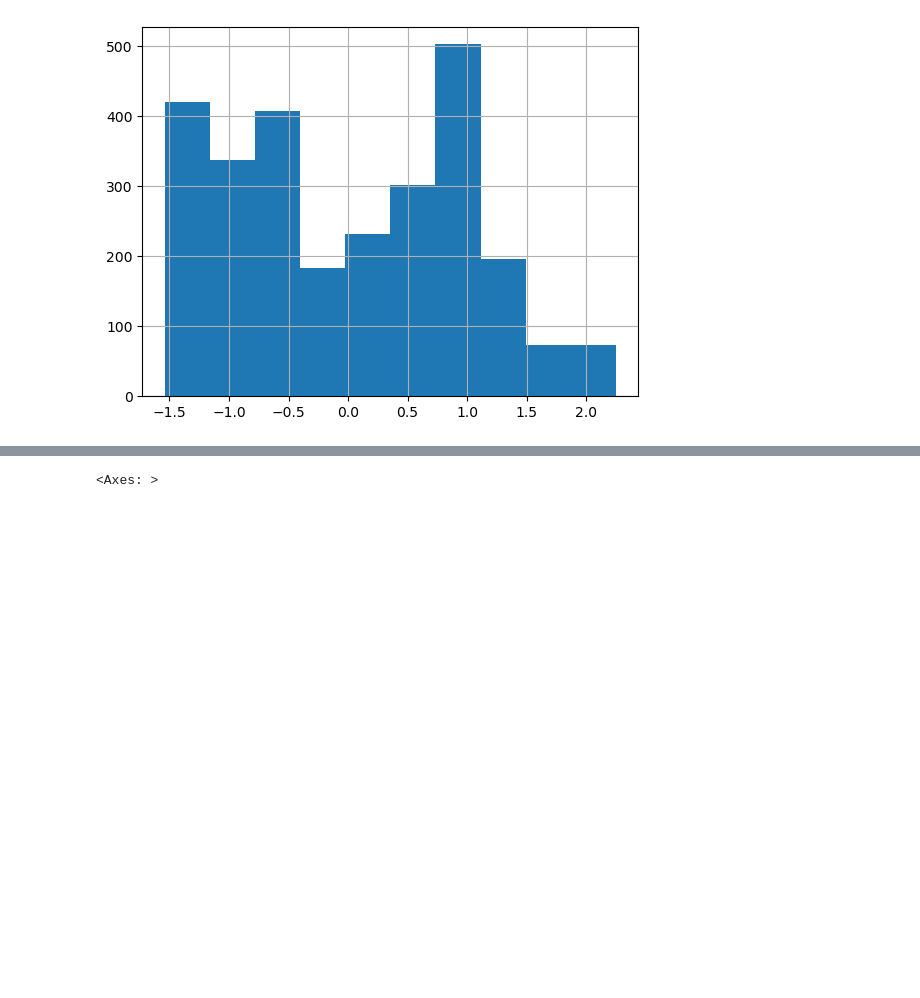
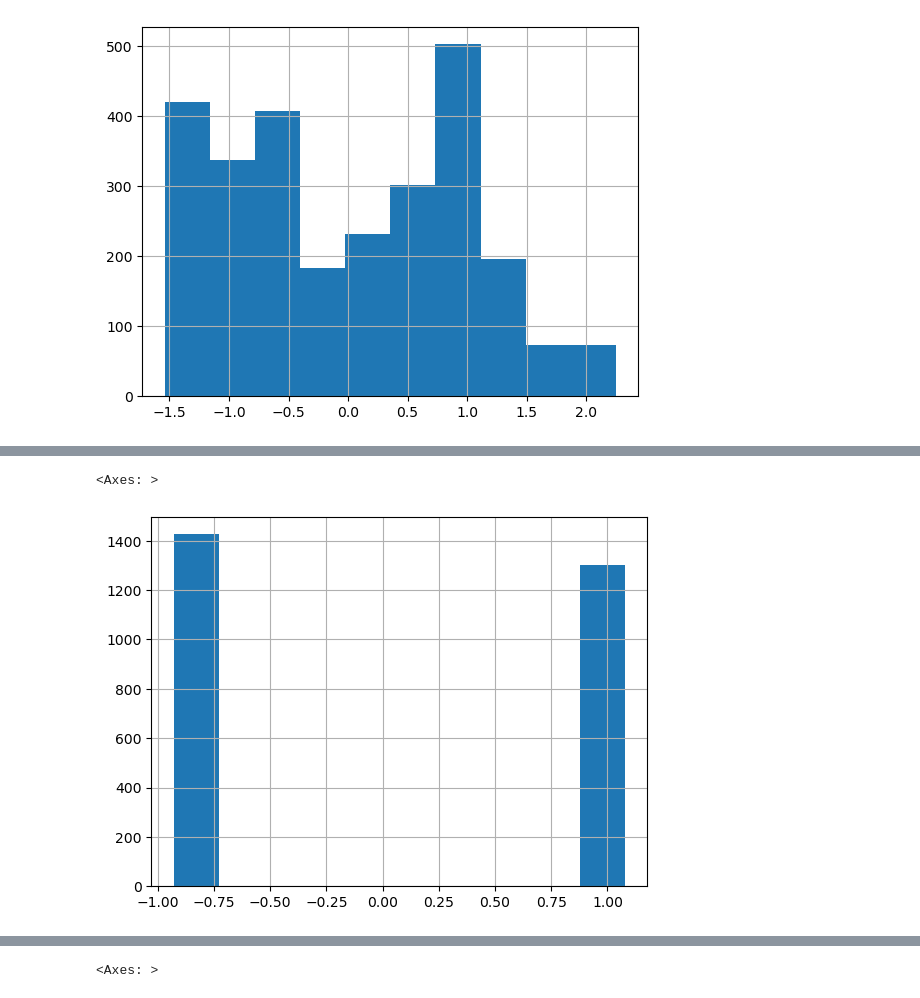
Before and after one commit to johann1043/Activities_Linear_Regression.md, a Jupyter notebook: Activities_Linear_Regression.md.ipynb, the cells around one changed output, grey strips where cells are left out. Drawn from its saved outputs; the diff is of its cells as text; code cells hidden in the pictures; blank space fills up the shorter version.

```diff
--- a/Activities_Linear_Regression.md.ipynb
+++ b/Activities_Linear_Regression.md.ipynb
@@ -85,8 +86,8 @@ X_train['customer_lifetime_value_pt'].hist()
 [figure]
 # %%
 #PowerTransform X_test
-X_test['customer_lifetime_value_pt'] = pt1.transform(X_test[['customer_lifetime_value']])
-X_test['customer_lifetime_value_pt'].hist()
+X_test['customer_lifetime_value'] = pt1.transform(X_test[['customer_lifetime_value']])
+X_test['customer_lifetime_value'].hist()
 # %% [output]
 <Axes: >
 [figure]
@@ -100,8 +101,8 @@ X_train['monthly_premium_auto_pt'].hist()
 [figure]
 # %%
 #PowerTransform X_test
-X_test['monthly_premium_auto_pt'] = pt2.transform(X_test[['monthly_premium_auto']])
-X_test['monthly_premium_auto_pt'].hist()
+X_test['monthly_premium_auto'] = pt2.transform(X_test[['monthly_premium_auto']])
+X_test['monthly_premium_auto'].hist()
 # %% [output]
 <Axes: >
 [figure]
@@ -107,0 +117,7 @@ X_test['monthly_premium_auto_pt'].hist()
+# %%
+#PowerTransform X_test
+X_test['month'] = pt3.transform(X_test[['month']])
+X_test['month'].hist()
+# %% [output]
+<Axes: >
+[figure, added]
```
Also changed, not shown: parts of 29 cells of this notebook.
